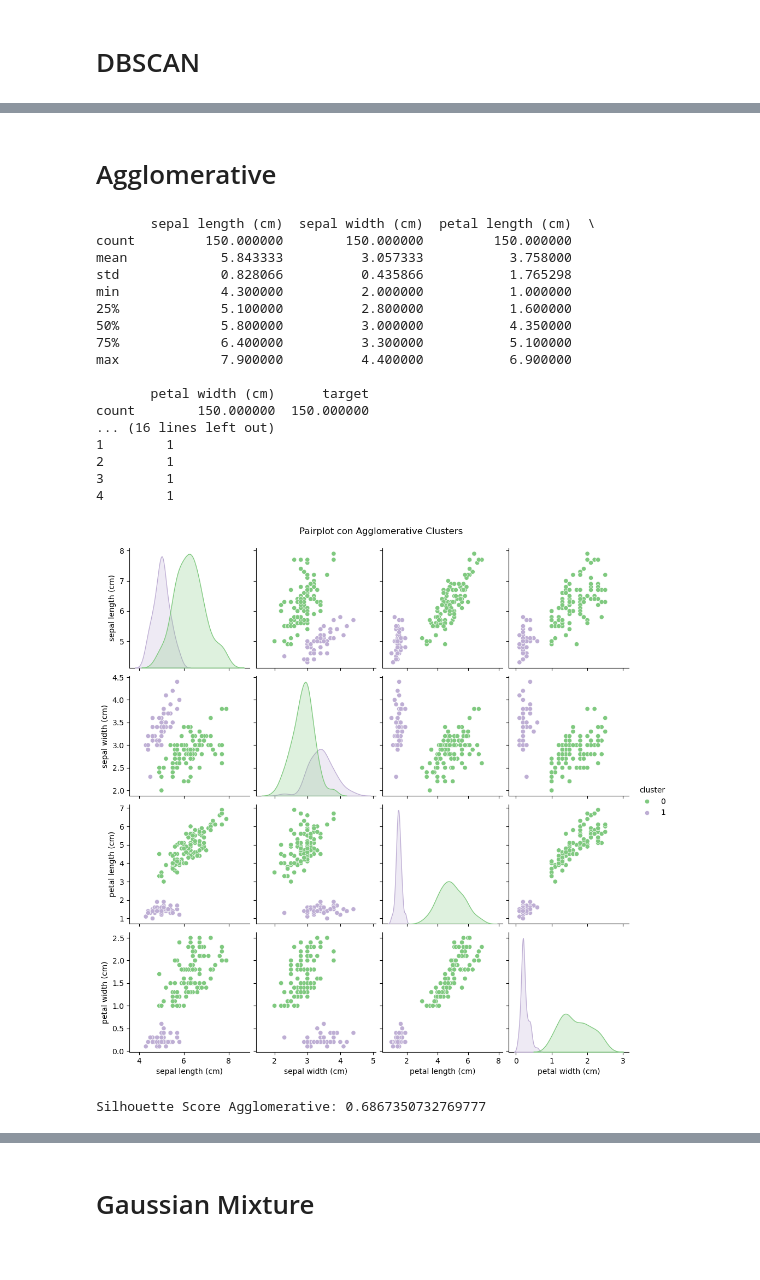
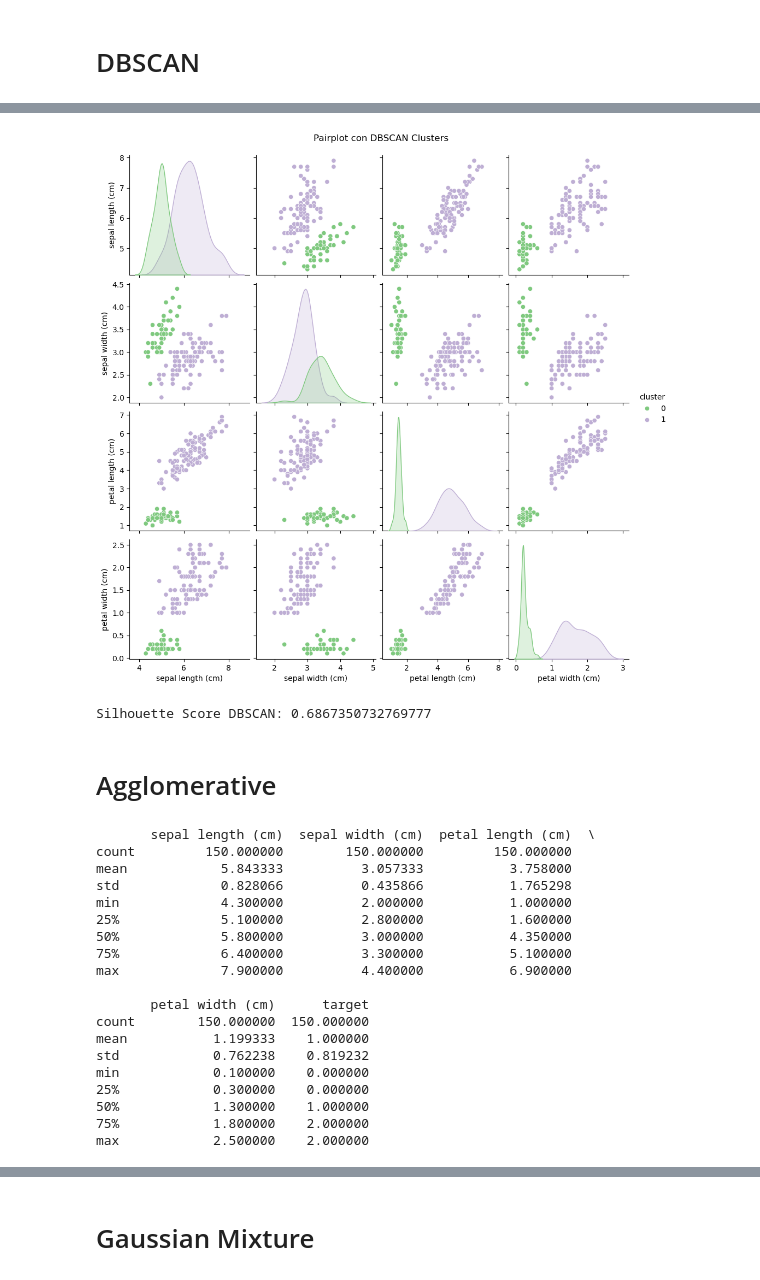
Before and after one commit to sofiabocker/proyecto_individual_ca0305, a Jupyter notebook: cod/python/main.ipynb, the cells around one changed output, grey strips where cells are left out. Cells and saved outputs as stored; diff of their text form; code cells hidden in the pictures.

```diff
--- a/cod/python/main.ipynb
+++ b/cod/python/main.ipynb
@@ -77,34 +154,39 @@ Silhouette Score DBSCAN: 0.48603419703456857
+# %%
+#  Graficar resultados en un pairplot
+metodo_db.graficar(eps=0.9, min_samples=2)
+# %% [output]
+[figure, added]
+# %%
+#  Obtener silhouette score para el clúster escogido
+silueta_dbscan = metodo_db.silhouette(0.9, 2)
+print(silueta_dbscan)
+# %% [output]
+Silhouette Score DBSCAN: 0.6867350732769777
 # %% [markdown]
 # Agglomerative
-# %%
-metodo_ag = MetodoAgglomerative(iris_data)
-
-print(metodo_ag.tabla_resumen())
-
-clustered_data = metodo_ag.clusters()
-print(clustered_data.head())
-
-metodo_ag.graficar()
-
-silueta_agglo = metodo_ag.silhouette()
-print(silueta_agglo)
-# %% [output]
-       sepal length (cm)  sepal width (cm)  petal length (cm)  \
-count         150.000000        150.000000         150.000000
-mean            5.843333          3.057333           3.758000
-std             0.828066          0.435866           1.765298
-min             4.300000          2.000000           1.000000
-25%             5.100000          2.800000           1.600000
-50%             5.800000          3.000000           4.350000
-75%             6.400000          3.300000           5.100000
-max             7.900000          4.400000           6.900000
-
-       petal width (cm)      target
-count        150.000000  150.000000
-... (16 lines left out)
-1        1
-2        1
-3        1
-4        1
-[figure, removed]
-Silhouette Score Agglomerative: 0.6867350732769777
+# %%
+# llamar MetodoAgglomerative
+metodo_ag = MetodoAgglomerative(iris_data)
+
+# Imprimir tabla resumen
+print(metodo_ag.tabla_resumen())
+# %% [output]
+       sepal length (cm)  sepal width (cm)  petal length (cm)  \
+count         150.000000        150.000000         150.000000
+mean            5.843333          3.057333           3.758000
+std             0.828066          0.435866           1.765298
+min             4.300000          2.000000           1.000000
+25%             5.100000          2.800000           1.600000
+50%             5.800000          3.000000           4.350000
+75%             6.400000          3.300000           5.100000
+max             7.900000          4.400000           6.900000
+
+       petal width (cm)      target
+count        150.000000  150.000000
+mean           1.199333    1.000000
+std            0.762238    0.819232
+min            0.100000    0.000000
+25%            0.300000    0.000000
+50%            1.300000    1.000000
+75%            1.800000    2.000000
+max            2.500000    2.000000
```
Also changed, not shown: parts of 20 cells of this notebook, 10 other files.
